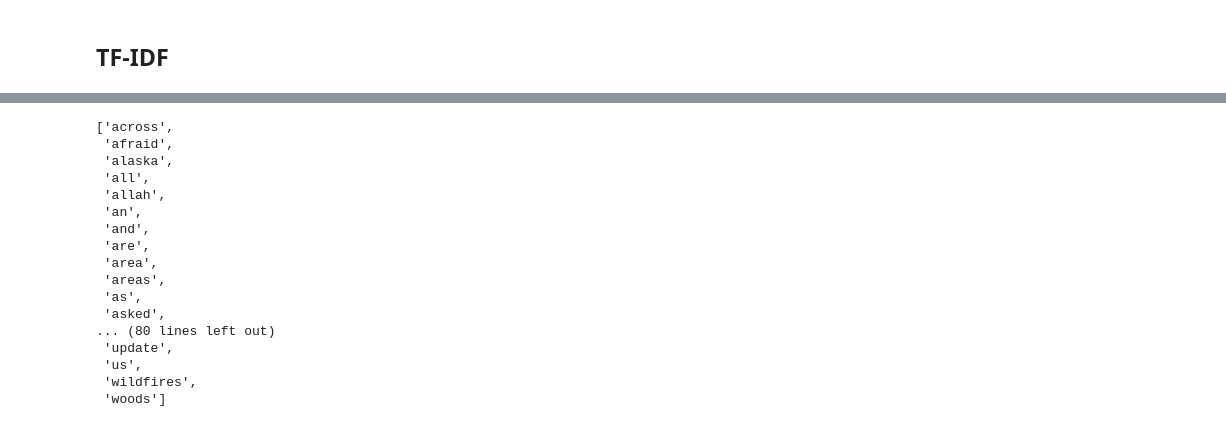
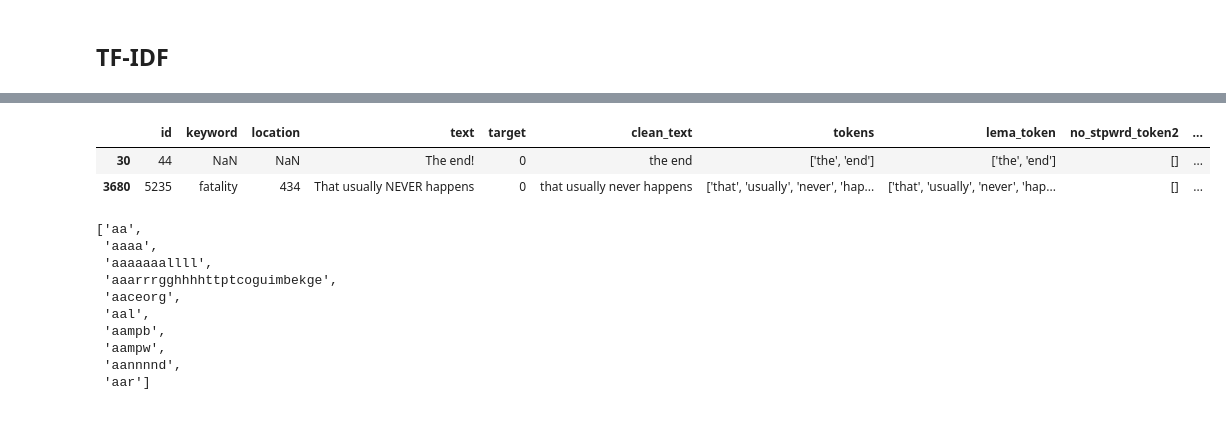
Before and after one commit to suvkp/Disaster-Tweets-Prediction, a Jupyter notebook: Exploratory-Data-Analysis.ipynb, the cells around one changed output, grey strips where cells are left out. Drawn from its saved outputs; the diff is of its cells as text; code cells hidden in the pictures.

```diff
--- a/Exploratory-Data-Analysis.ipynb
+++ b/Exploratory-Data-Analysis.ipynb
@@ -177,0 +210,6 @@ clean_df
+# %%
+clean_df[clean_df["nostopwrd_text"].isnull()]
+# %% [output]
+|  | id | keyword | location | text | target | clean_text | tokens | lema_token | no_stpwrd_token2 | ... |
+| 30 | 44 | NaN | NaN | The end! | 0 | the end | ['the', 'end'] | ['the', 'end'] | [] | ... |
+| 3680 | 5235 | fatality | 434 | That usually NEVER happens | 0 | that usually never happens | ['that', 'usually', 'never', 'hap... | ['that', 'usually', 'never', 'hap... | [] | ... |
@@ -181,21 +221,14 @@ vec = vectorizer.fit_transform(clean_trn_df["clean_text"][:10])
 # %%
-vectorizer.get_feature_names()
+vectorizer.get_feature_names()[:10]
 # %% [output]
-['across',
- 'afraid',
- 'alaska',
- 'all',
- 'allah',
- 'an',
- 'and',
- 'are',
- 'area',
- 'areas',
- 'as',
- 'asked',
-... (80 lines left out)
- 'update',
- 'us',
- 'wildfires',
- 'woods']
+['aa',
+ 'aaaa',
+ 'aaaaaaallll',
+ 'aaarrrgghhhhttptcoguimbekge',
+ 'aaceorg',
+ 'aal',
+ 'aampb',
+ 'aampw',
+ 'aannnnd',
+ 'aar']
 # %%
```
Also changed, not shown: parts of 25 cells of this notebook, 1 other file.
